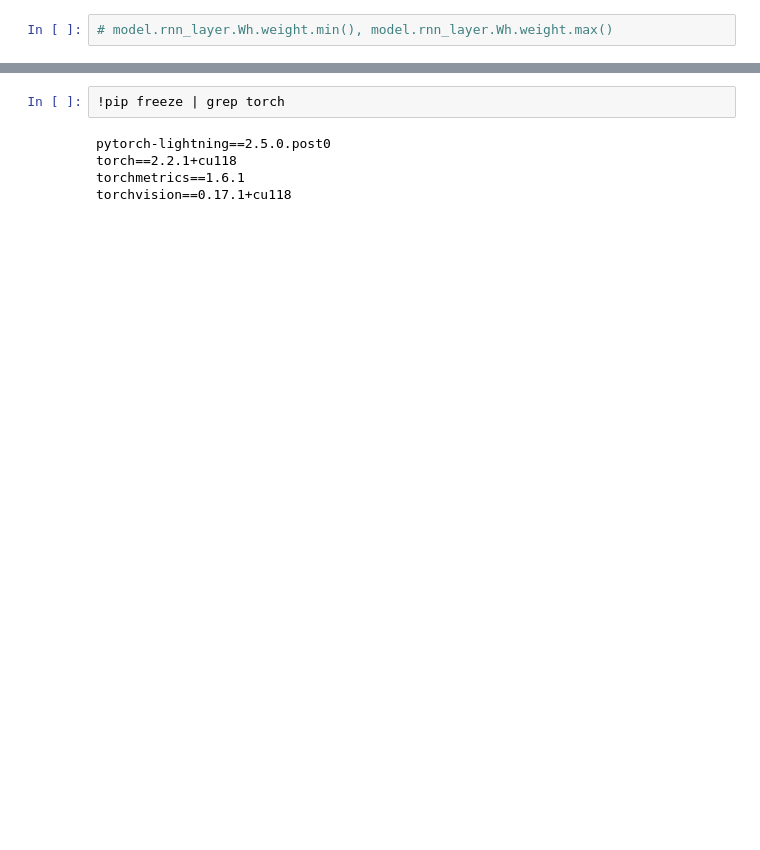
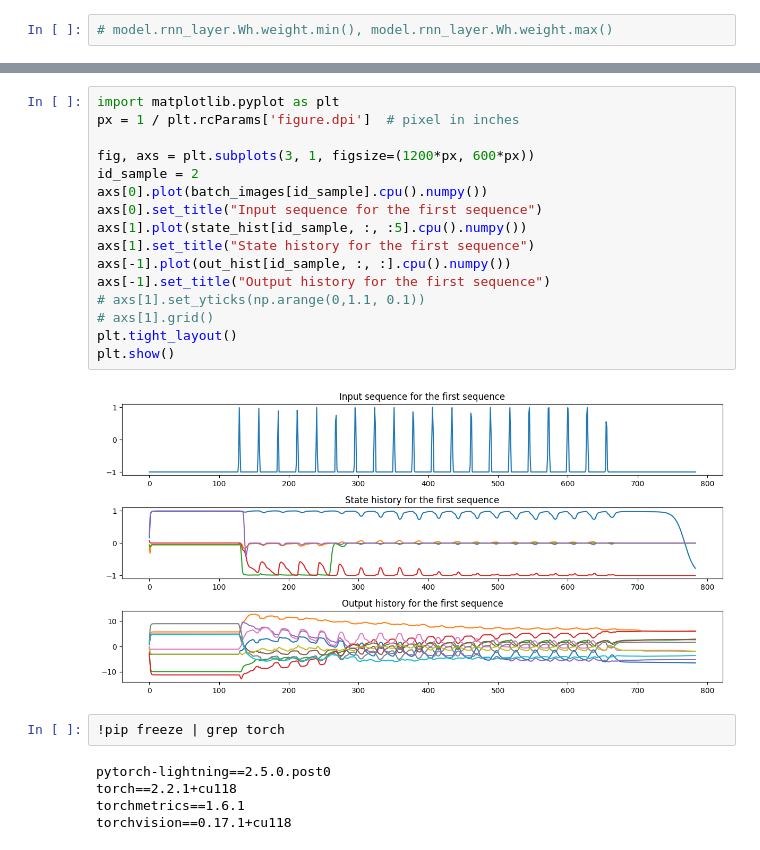
Before and after one commit to TristanTorchet/LearningJAX, a Jupyter notebook: PyTorch/LSTM_builtin_ligthning.ipynb, the cells around one changed output, grey strips where cells are left out. Saved outputs shown, nothing was run; the diff lists cells and outputs as text; blank space fills up the shorter version.

```diff
--- a/PyTorch/LSTM_builtin_ligthning.ipynb
+++ b/PyTorch/LSTM_builtin_ligthning.ipynb
@@ -280,3 +287,21 @@ plt.show()
+# %%
+import matplotlib.pyplot as plt
+px = 1 / plt.rcParams['figure.dpi']  # pixel in inches
+
+fig, axs = plt.subplots(3, 1, figsize=(1200*px, 600*px))
+id_sample = 2
+axs[0].plot(batch_images[id_sample].cpu().numpy())
+axs[0].set_title("Input sequence for the first sequence")
+axs[1].plot(state_hist[id_sample, :, :5].cpu().numpy())
+axs[1].set_title("State history for the first sequence")
+axs[-1].plot(out_hist[id_sample, :, :].cpu().numpy())
+axs[-1].set_title("Output history for the first sequence")
+# axs[1].set_yticks(np.arange(0,1.1, 0.1))
+# axs[1].grid()
+plt.tight_layout()
+plt.show()
+# %% [output]
+[figure, added]
 # %%
 !pip freeze | grep torch
 # %% [output]
```
Also changed, not shown: parts of 7 cells of this notebook, 2 other files.
